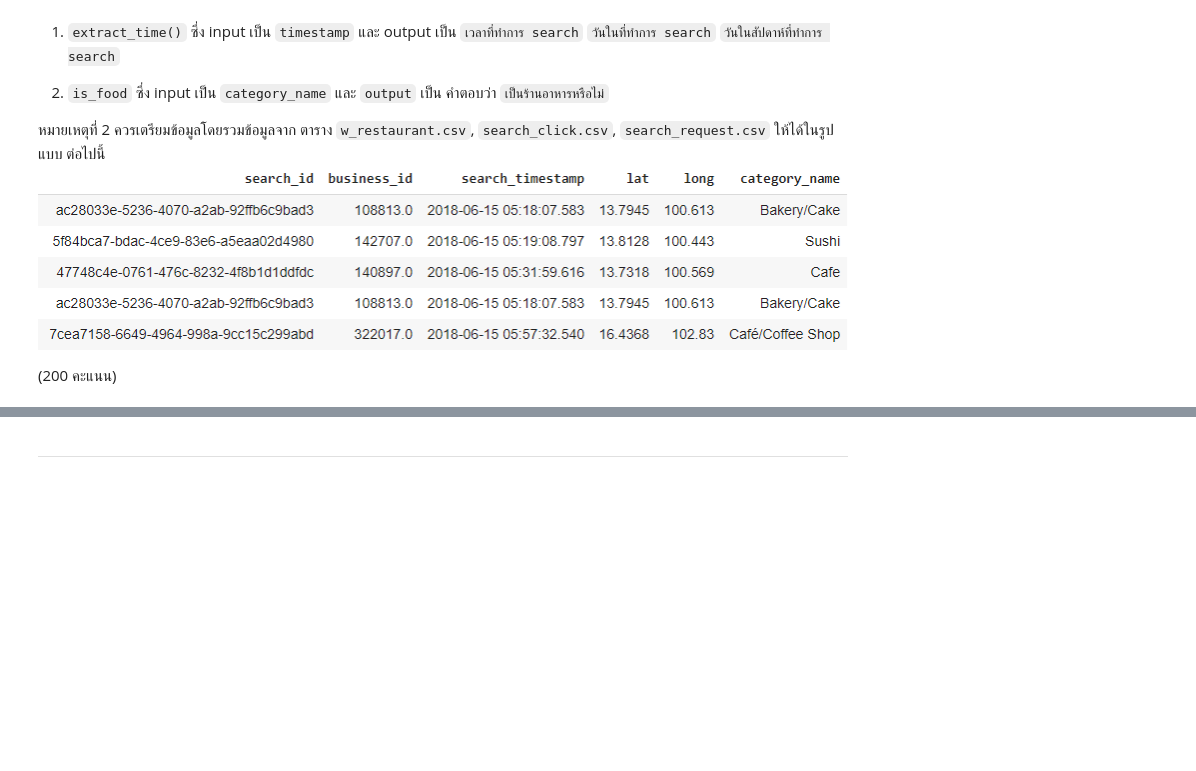
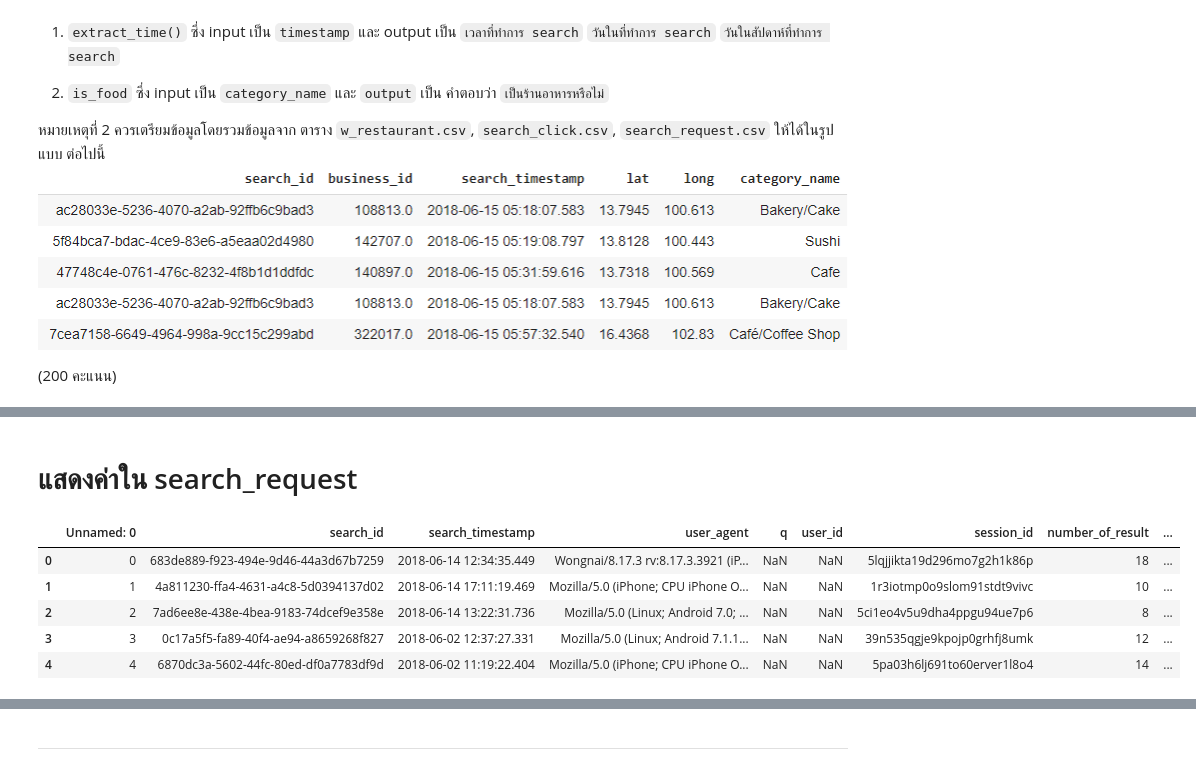
Before and after one commit to kanyaweeud/KKU_data_mining, a Jupyter notebook: Final_Exam_2020.ipynb, the cells around one changed output, grey strips where cells are left out. Saved outputs shown, nothing was run; the diff lists cells and outputs as text; code cells hidden in the pictures; blank space fills up the shorter version.

```diff
--- a/Final_Exam_2020.ipynb
+++ b/Final_Exam_2020.ipynb
@@ -32,0 +72,12 @@ def is_food(inp):
+# %% [markdown]
+# แสดงค่าใน search_request
+# %%
+search_request_df = pandas.read_csv(search_request)
+search_request_df.head()
+# %% [output]
+|  | Unnamed: 0 | search_id | search_timestamp | user_agent | q | user_id | session_id | number_of_result | ... |
+| 0 | 0 | 683de889-f923-494e-9d46-44a3d67b7259 | 2018-06-14 12:34:35.449 | Wongnai/8.17.3 rv:8.17.3.3921 (iP... | NaN | NaN | 5lqjjikta19d296mo7g2h1k86p | 18 | ... |
+| 1 | 1 | 4a811230-ffa4-4631-a4c8-5d0394137d02 | 2018-06-14 17:11:19.469 | Mozilla/5.0 (iPhone; CPU iPhone O... | NaN | NaN | 1r3iotmp0o9slom91stdt9vivc | 10 | ... |
+| 2 | 2 | 7ad6ee8e-438e-4bea-9183-74dcef9e358e | 2018-06-14 13:22:31.736 | Mozilla/5.0 (Linux; Android 7.0; ... | NaN | NaN | 5ci1eo4v5u9dha4ppgu94ue7p6 | 8 | ... |
+| 3 | 3 | 0c17a5f5-fa89-40f4-ae94-a8659268f827 | 2018-06-02 12:37:27.331 | Mozilla/5.0 (Linux; Android 7.1.1... | NaN | NaN | 39n535qgje9kpojp0grhfj8umk | 12 | ... |
+| 4 | 4 | 6870dc3a-5602-44fc-80ed-df0a7783df9d | 2018-06-02 11:19:22.404 | Mozilla/5.0 (iPhone; CPU iPhone O... | NaN | NaN | 5pa03h6lj691to60erver1l8o4 | 14 | ... |
```
Also changed, not shown: parts of 24 cells of this notebook.
